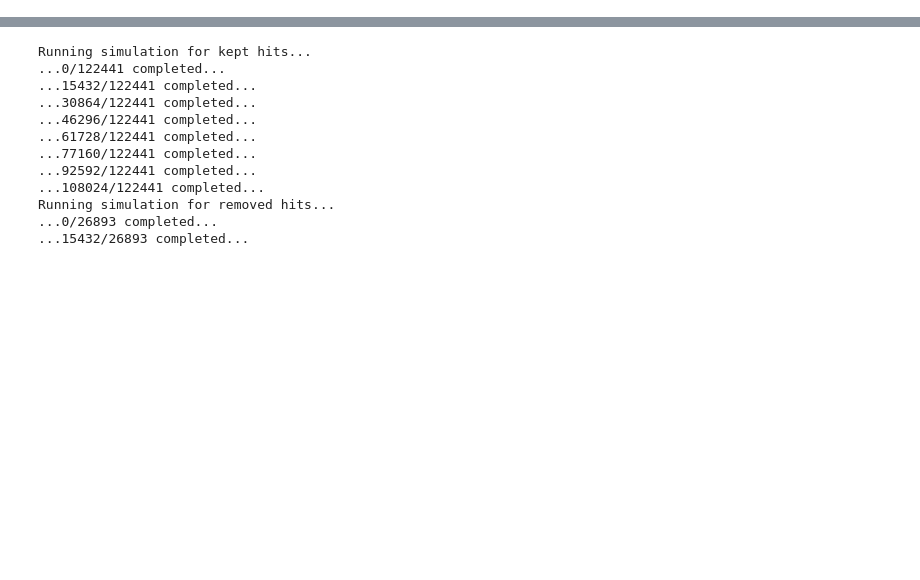
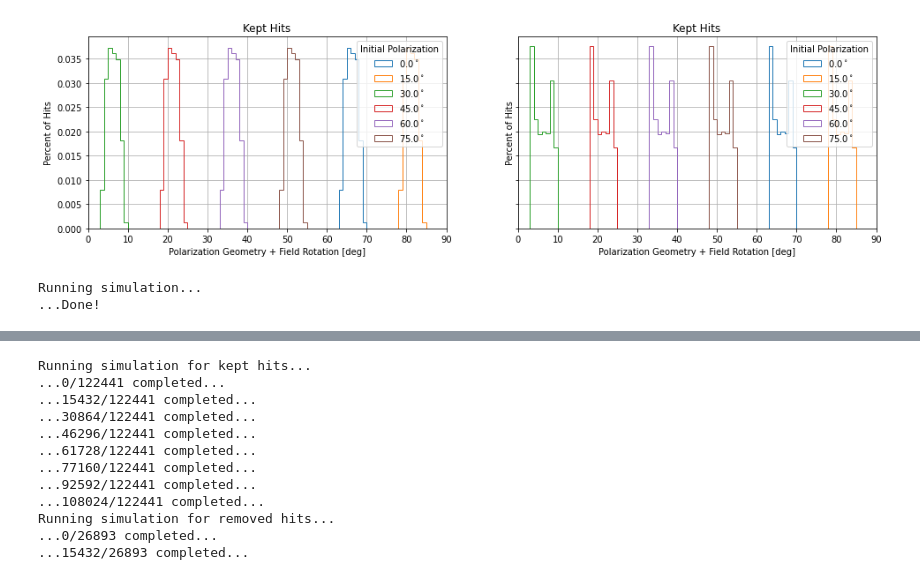
Before and after one commit to ccatp/scan_patterns, a Jupyter notebook: tutorials/simulations.ipynb, the cells around one changed output, grey strips where cells are left out. Saved outputs shown, nothing was run; the diff lists cells and outputs as text; code cells hidden in the pictures; blank space fills up the shorter version.

```diff
--- a/tutorials/simulations.ipynb
+++ b/tutorials/simulations.ipynb
@@ -24,0 +70,20 @@ telescope_pattern = coordinates.TelescopePattern(
+# %%
+sim.set_conditions(max_acc=0.5)
+visualization.polarization_histogram(sim, kept_hits=True, removed_hits=True)
+# %% [output]
+[figure, added]
+# %%
+sky_pattern2 = coordinates.Pong(
+    num_term=4,
+    width=2, height=2, spacing='400 arcsec',
+    velocity=1/2, sample_interval=1, num_repeat=20
+)
+
+telescope_pattern2 = coordinates.TelescopePattern(
+    sky_pattern2, instrument=prime_cam, start_ra=0, start_dec=0, start_hrang=0
+)
+
+sim2 = optimization.Simulation(telescope_pattern2, 'Mod280')
+# %% [output]
+Running simulation...
+...Done!
```
Also changed, not shown: parts of 13 cells of this notebook, 11 other files.
